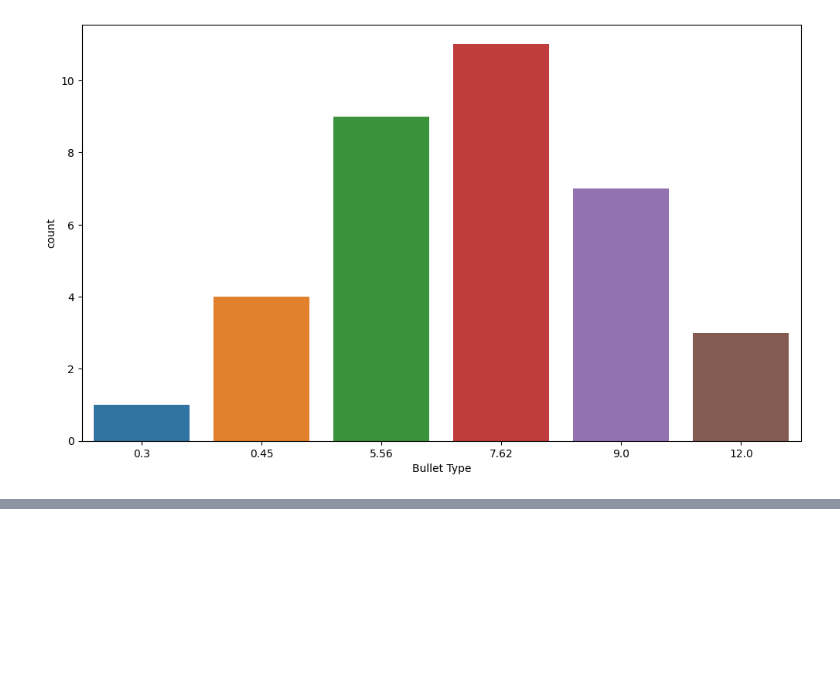
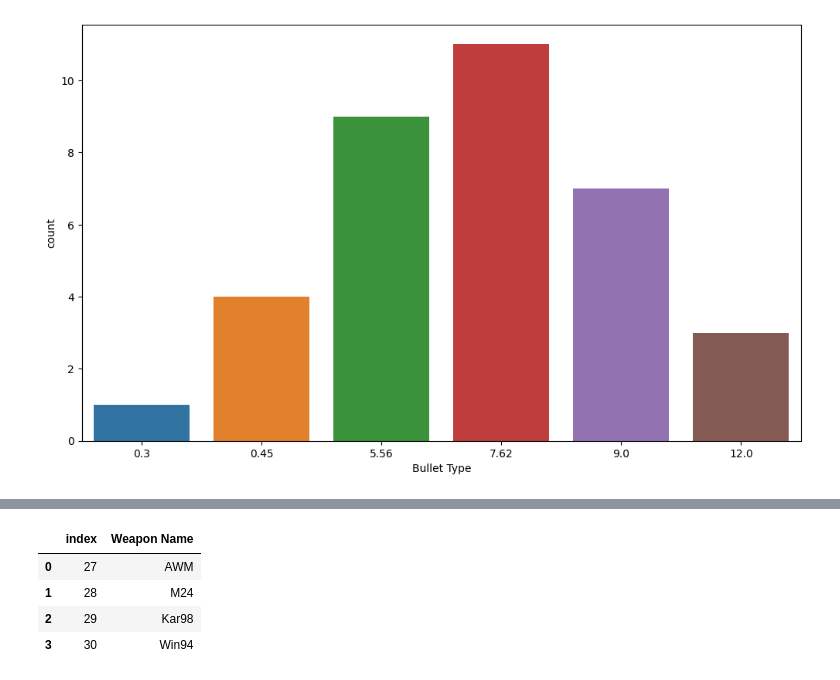
Before and after one commit to kumawatmanish05/BGMI_Weapon_EDA, a Jupyter notebook: bgmi-weapon-stats.ipynb, the cells around one changed output, grey strips where cells are left out. Cells and saved outputs as stored; diff of their text form; code cells hidden in the pictures; blank space fills up the shorter version.

```diff
--- a/bgmi-weapon-stats.ipynb
+++ b/bgmi-weapon-stats.ipynb
@@ -89,0 +120,9 @@ plt.show()
+# %%
+#Sniper weapons
+df.loc[df["Weapon Type"]=="Sniper Rifle","Weapon Name"].reset_index()
+# %% [output]
+|  | index | Weapon Name |
+| 0 | 27 | AWM |
+| 1 | 28 | M24 |
+| 2 | 29 | Kar98 |
+| 3 | 30 | Win94 |
```
Also changed, not shown: parts of 2 cells of this notebook.
